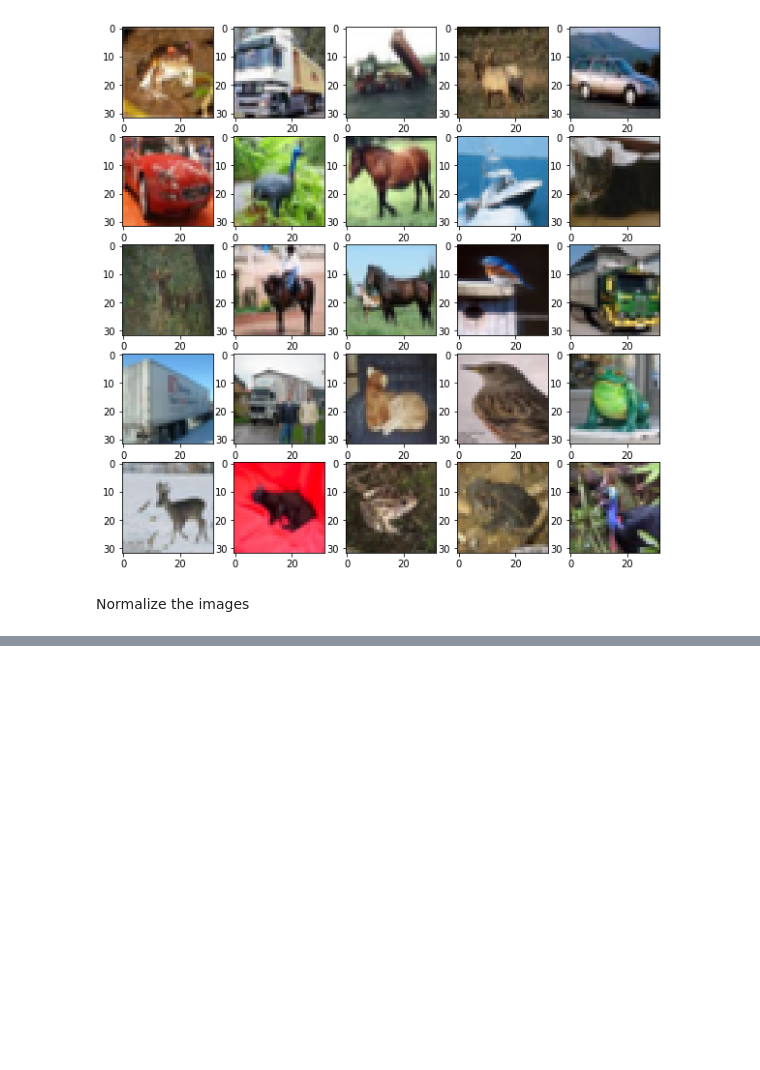
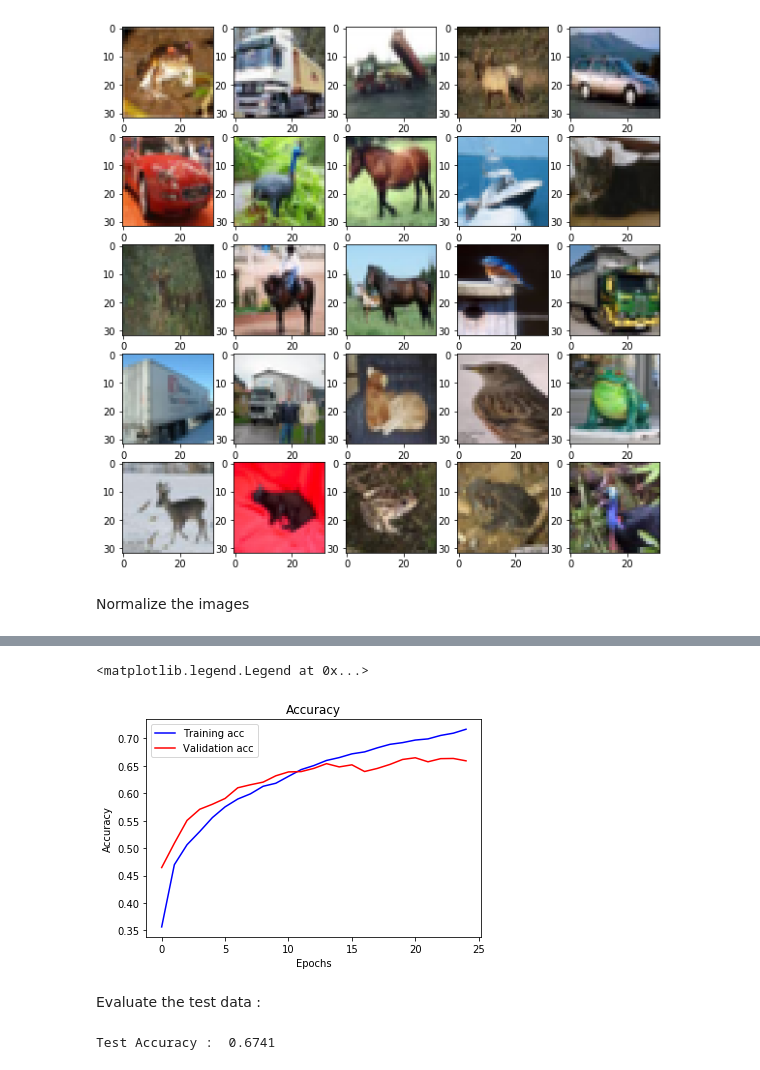
Before and after one commit to joseph-neeraj/AM6016-CA3, a Jupyter notebook: CA3.ipynb, the cells around one changed output, grey strips where cells are left out. Drawn from its saved outputs; the diff is of its cells as text; code cells hidden in the pictures; blank space fills up the shorter version.

```diff
--- a/CA3.ipynb
+++ b/CA3.ipynb
@@ -86,13 +74,27 @@ array([[[[  3.55820914e-06,   3.73913502e-06,   3.79944365e-06],
 # %%
+%%time
+
 model = keras.models.Sequential()
-model.add(keras.layers.Conv2D(filters=32, kernel_size=(3,3),
+
+model.add(keras.layers.Conv2D(filters=32, kernel_size=(3,3), strides=(2,2),
                               padding='same', input_shape=x_train.shape[1:],
                              activation=tf.nn.relu))
 model.add(keras.layers.MaxPooling2D(pool_size=(2, 2)))
+model.add(keras.layers.Dropout(0.2))
+
+
+model.add(keras.layers.Conv2D(filters=64, kernel_size=(3,3), strides=(2,2),
+                              padding='same', input_shape=x_train.shape[1:],
+                             activation=tf.nn.relu))
+model.add(keras.layers.MaxPooling2D(pool_size=(2, 2)))
+model.add(keras.layers.Dropout(0.2))
+
 model.add(keras.layers.Flatten())
+model.add(keras.layers.Dense(512, activation=tf.nn.relu))
 model.add(keras.layers.Dense(len(class_labels), activation=tf.nn.softmax))
 
 model.compile(optimizer='adam',loss='sparse_categorical_crossentropy', metrics=['accuracy'])
 
-model.fit(x_train, y_train, epochs=5)
+fit_result = model.fit(x_train, y_train, epochs=25, validation_split=0.3)
+history = fit_result.history
 # %% [output]
@@ -109,0 +118,12 @@ Epoch 5/5
+# %%
+plt.plot(fit_result.epoch, history['acc'], 'b', label='Training acc')
+plt.plot(fit_result.epoch, history['val_acc'], 'r', label='Validation acc')
+plt.title('Accuracy')
+plt.xlabel('Epochs')
+plt.ylabel('Accuracy')
+plt.legend()
+# %% [output]
+<matplotlib.legend.Legend at 0x...>
+[figure, added]
+# %% [markdown]
+Evaluate the test data :
@@ -109,0 +135,5 @@ Epoch 5/5
+# %%
+test_accuracy = sum(y_test2 == predictions)/len(predictions)
+print('Test Accuracy : ',test_accuracy)
+# %% [output]
+Test Accuracy :  0.6741
```
Also changed, not shown: parts of 8 cells of this notebook.
